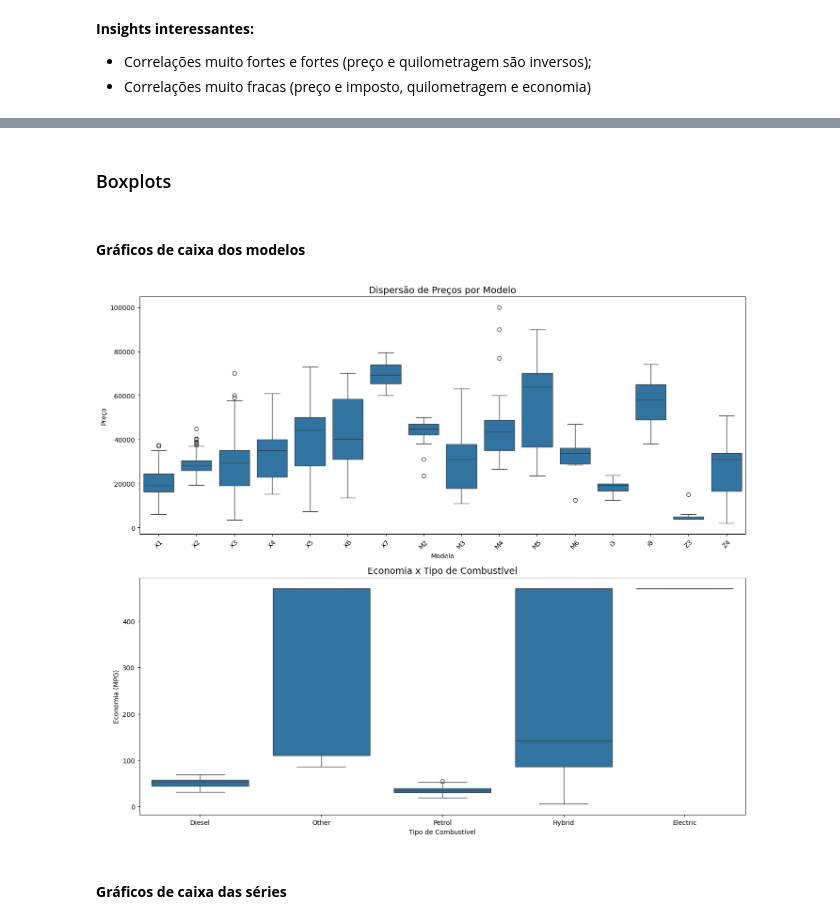
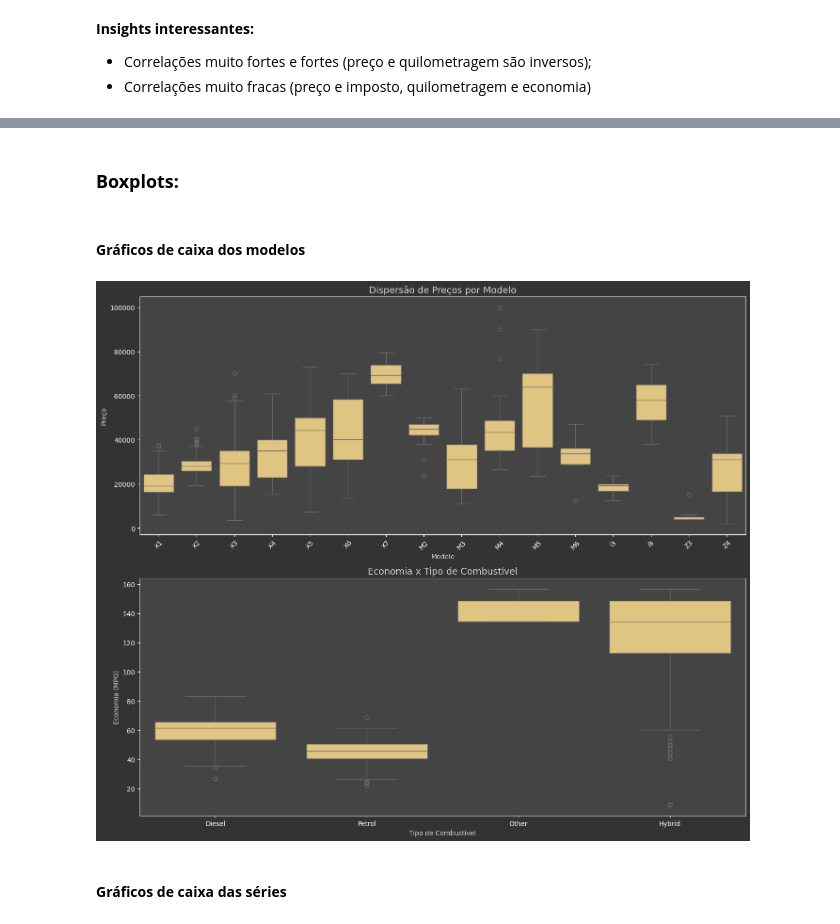
Before and after one commit to DemoreDev/trabalhos_pcd, a Jupyter notebook: bmw.ipynb, the cells around one changed output, grey strips where cells are left out. Drawn from its saved outputs; the diff is of its cells as text; code cells hidden in the pictures.

```diff
--- a/bmw.ipynb
+++ b/bmw.ipynb
@@ -180,5 +142,8 @@ Para contornar, usamos o pacote `dython`, que possui a **Razão de Correlação*
 # %%
-#plt.style.use('dark_background')
+# Configurações visuais do Dark Mode
+plt.style.use('dark_background')
+plt.rcParams['figure.facecolor'] = '#333333'
+plt.rcParams['axes.facecolor'] = '#444444'
 
 # Colunas categóricas
 categorical_columns = ['modelo', 'ano', 'transmissão', 'tipo de combustivel']
@@ -188,7 +153,7 @@ result= associations(
     df_models,
     nominal_columns=categorical_columns,
     compute_only=False, # Gera o gráfico
-    cmap='coolwarm',    # Mapa de cores
+    cmap='vlag',    # Mapa de cores
     figsize=(10, 10),
     title="Correlação de Atributos dos modelos"
 )
@@ -356,13 +321,10 @@ for category in categories_to_print:
 [0.099] modelo <--> ano
 [0.044] quilometragem <--> cilindradas
 # %% [markdown]
-### Boxplots
+### **Boxplots:**
 # %% [markdown]
 #### **Gráficos de caixa dos modelos**
 # %%
-# plt.rcParams['figure.facecolor'] = '#121212'
-# plt.rcParams['axes.facecolor'] = '#121212'
-
 # Cria uma figura com espaço pra 2 gráficos
 fig, axes = plt.subplots(nrows=2, ncols=1, figsize=(14, 12))
 
@@ -370,41 +332,43 @@ fig, axes = plt.subplots(nrows=2, ncols=1, figsize=(14, 12))
 model_order = [
     'X1', 'X2', 'X3', 'X4', 'X5', 'X6', 'X7',
     'M2', 'M3', 'M4', 'M5', 'M6',
     'i3', 'i8',
     'Z3', 'Z4'
 ]
 
 # Preço x Modelo
 sns.boxplot(
     data=df_models,
     x='modelo',
     y='preço',
     order=model_order,
+    color="#f0ca71",
     ax=axes[0]
 )
-axes[0].set_title('Dispersão de Preços por Modelo', color='#000000', fontsize=14)
-axes[0].set_ylabel('Preço', color='#000000')
-axes[0].set_xlabel('Modelo', color='#000000')
+axes[0].set_title('Dispersão de Preços por Modelo', color='#D4D4D4', fontsize=14)
+axes[0].set_ylabel('Preço', color='#d4d4d4')
+axes[0].set_xlabel('Modelo', color='#d4d4d4')
 
 # Rotaciona os nomes dos modelos em 45
 axes[0].tick_params(axis='x', rotation=45)
 
 # Economia x Combustível
 sns.boxplot(
-    data=df_models,
+    data=df_series,
     x='tipo de combustivel',
     y='economia',
+    color="#f0ca71",
     ax=axes[1]
 )
-axes[1].set_title('Economia x Tipo de Combustível', color='#000000', fontsize=14)
-axes[1].set_ylabel('Economia (MPG)', color='#000000')
-axes[1].set_xlabel('Tipo de Combustível', color='#000000')
+axes[1].set_title('Economia x Tipo de Combustível', color='#d4d4d4', fontsize=14)
+axes[1].set_ylabel('Economia (MPG)', color='#d4d4d4')
+axes[1].set_xlabel('Tipo de Combustível', color='#d4d4d4')
 
 # Ajusta o espaçamento
 plt.tight_layout()
 plt.show()
 # %% [output]
-[figure, old version]
+[figure, new version]
 # %% [markdown]
 #### **Gráficos de caixa das séries**
 # %%
```
Also changed, not shown: parts of 35 cells of this notebook.
